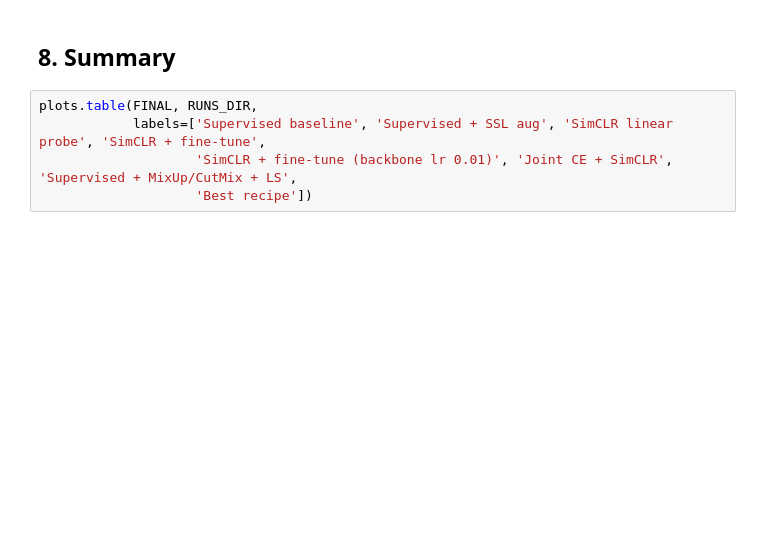
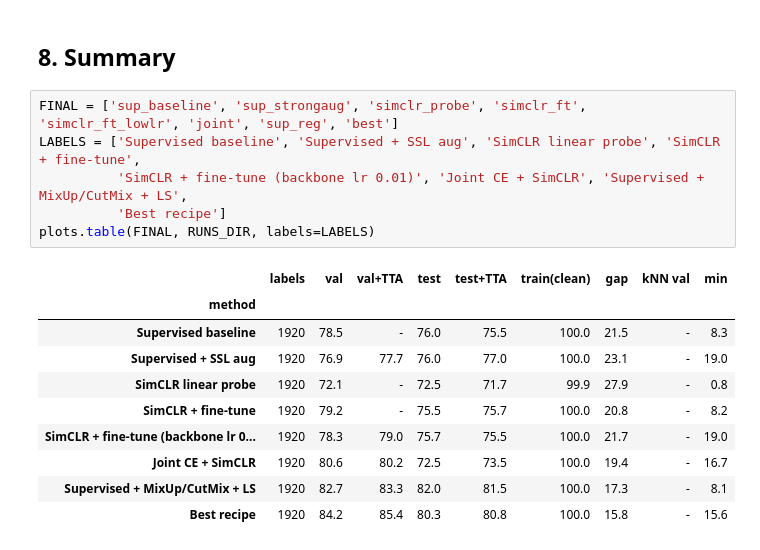
Before and after one commit to AbhiB176/SSL-experiment, a Jupyter notebook: experiments.ipynb, the cells around one changed output. Drawn from its saved outputs; the diff is of its cells as text; blank space fills up the shorter version.

```diff
--- a/experiments.ipynb
+++ b/experiments.ipynb
@@ -316,7 +333,19 @@ r.check_returncode()
 # %% [markdown]
 ## 8. Summary
 # %%
-plots.table(FINAL, RUNS_DIR,
-            labels=['Supervised baseline', 'Supervised + SSL aug', 'SimCLR linear probe', 'SimCLR + fine-tune',
-                    'SimCLR + fine-tune (backbone lr 0.01)', 'Joint CE + SimCLR', 'Supervised + MixUp/CutMix + LS',
-                    'Best recipe'])
+FINAL = ['sup_baseline', 'sup_strongaug', 'simclr_probe', 'simclr_ft', 'simclr_ft_lowlr', 'joint', 'sup_reg', 'best']
+LABELS = ['Supervised baseline', 'Supervised + SSL aug', 'SimCLR linear probe', 'SimCLR + fine-tune',
+          'SimCLR + fine-tune (backbone lr 0.01)', 'Joint CE + SimCLR', 'Supervised + MixUp/CutMix + LS',
+          'Best recipe']
+plots.table(FINAL, RUNS_DIR, labels=LABELS)
+# %% [output]
+|  | labels | val | val+TTA | test | test+TTA | train(clean) | gap | kNN val | min |
+| method |  |  |  |  |  |  |  |  |  |
+| Supervised baseline | 1920 | 78.5 | - | 76.0 | 75.5 | 100.0 | 21.5 | - | 8.3 |
+| Supervised + SSL aug | 1920 | 76.9 | 77.7 | 76.0 | 77.0 | 100.0 | 23.1 | - | 19.0 |
+| SimCLR linear probe | 1920 | 72.1 | - | 72.5 | 71.7 | 99.9 | 27.9 | - | 0.8 |
+| SimCLR + fine-tune | 1920 | 79.2 | - | 75.5 | 75.7 | 100.0 | 20.8 | - | 8.2 |
+| SimCLR + fine-tune (backbone lr 0... | 1920 | 78.3 | 79.0 | 75.7 | 75.5 | 100.0 | 21.7 | - | 19.0 |
+| Joint CE + SimCLR | 1920 | 80.6 | 80.2 | 72.5 | 73.5 | 100.0 | 19.4 | - | 16.7 |
+| Supervised + MixUp/CutMix + LS | 1920 | 82.7 | 83.3 | 82.0 | 81.5 | 100.0 | 17.3 | - | 8.1 |
+| Best recipe | 1920 | 84.2 | 85.4 | 80.3 | 80.8 | 100.0 | 15.8 | - | 15.6 |
```
Also changed, not shown: parts of 6 cells of this notebook, 1 other file.
